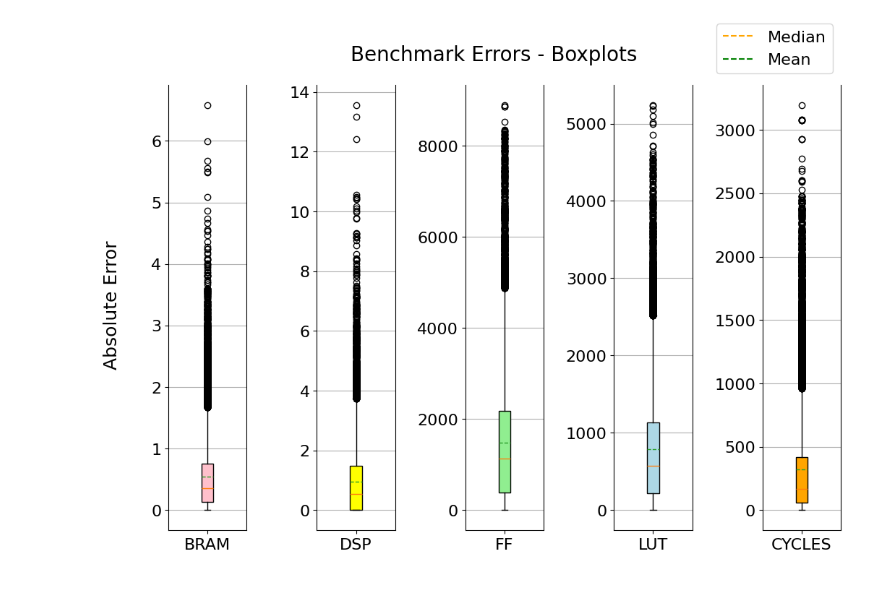
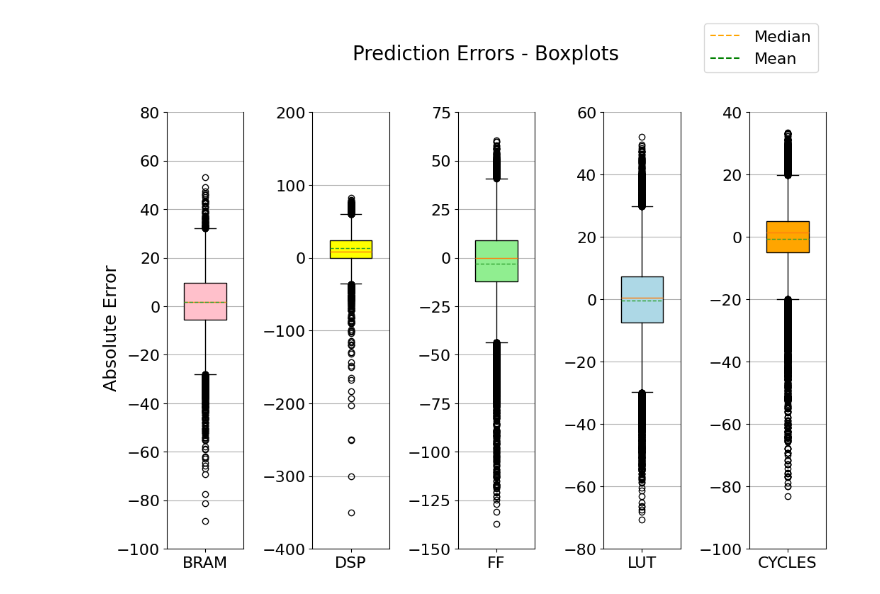
Before and after one commit to IMPETUS-UdeS/rule4ml, a Jupyter notebook: notebooks/plots.ipynb, the cells around one changed output. Cells and saved outputs as stored; diff of their text form; code cells hidden in the pictures.

Commit message:
fixed plots to match isfpga submission

```diff
--- a/notebooks/plots.ipynb
+++ b/notebooks/plots.ipynb
@@ -225,6 +223,7 @@ test_targets_df = test_df[prediction_labels].copy()
 
 wrappers = []
 abs_errors = []
+relative_percentage_errors = []
 sape_errors = []
 normed_errors = []
 for label in prediction_labels:
@@ -258,5 +257,7 @@ for label in prediction_labels:
         normed_errors.append(np.abs(normed_gn - normed_pred))
     else:
         normed_errors.append(np.abs(gn - pred))
+
+    relative_percentage_errors.append((gn - pred) / (gn + 1))
 # %% [output]
 Test Inputs: (22579, 9)
@@ -269,60 +270,82 @@ Test Inputs: (22579, 9)
 # %%
+from matplotlib.lines import Line2D
 import matplotlib.pyplot as plt
-from matplotlib.lines import Line2D
+import numpy as np
 
 plt.rcParams.update({"font.size": 16})
 
-fig, axis = plt.subplots(1, len(abs_errors), figsize=(12, 8))
+fig, axis = plt.subplots(1, len(relative_percentage_errors), figsize=(12, 8))
 axis = np.reshape(axis, -1)
 fig.subplots_adjust(hspace=0.1, wspace=0.9)
 
 iqr_weight = 1.5
 colors = ["pink", "yellow", "lightgreen", "lightblue", "#FFA500"]
 
-for i, errors in enumerate(abs_errors):
+for i, errors in enumerate(relative_percentage_errors):
     label = prediction_labels[i]
     ax = axis[i]
+
     bplot = ax.boxplot(
-        errors,
+        errors * 100,
         whis=iqr_weight,
         tick_labels=[label.upper()],
         showfliers=True,
         showmeans=True,
         meanline=True,
         vert=True,
-        patch_artist=True
+        patch_artist=True,
+        widths=0.55,
     )
 
     for j, patch in enumerate(bplot["boxes"]):
         patch.set_facecolor(colors[(i + j) % len(colors)])
 
     ax.yaxis.grid(True)
     ax.spines.top.set_visible(False)
     ax.xaxis.tick_bottom()
+    # ax.set_ylim(bottom=-0.5)
+
+    if label in ["dsp", "ff", "lut", "cycles"]:
+        original_ticks = ax.get_yticks()
+        ax.set_yticks(original_ticks)
+
+        # ax.set_yticklabels([f'{int(tick / 1000)}' for tick in original_ticks])
+        # ax.set_ylim(bottom=0)
+        # ax.text(0.5, 1.05, r"$\times 10^3$", transform=ax.transAxes,
+        # fontsize=14, va='center', ha='center')
+
+    elif label == "bram":
+        original_ticks = ax.get_yticks()
+        ax.set_yticks(original_ticks)
+
+        # ax.set_yticklabels([f'{int(tick)}' for tick in original_ticks])
+        # ax.set_ylim(bottom=0)
 
 median_line = Line2D([0], [0], color="orange", linestyle="--", linewidth=1.5, label="Median")
 mean_line = Line2D([0], [0], color="green", linestyle="--", linewidth=1.5, label="Mean")
 
 handles = [median_line, mean_line]
 labels = ["Median", "Mean"]
 
 legends = fig.legend(
     handles,
     labels,
-    bbox_to_anchor=[0.9, 1],
+    bbox_to_anchor=[0.9, 1.05],
     loc="upper right",
     ncol=len(labels) // 2,
 )
 
 ytext = fig.text(0.05, 0.5, "Absolute Error", va="center", rotation="vertical", size=18)
-suptitle = fig.suptitle("Benchmark Errors - Boxplots", fontsize=20, y=0.95)
+suptitle = fig.suptitle("Prediction Errors - Boxplots", fontsize=20, y=1)
 
-# fig.savefig(
-#     "./box_plot_benchmark.png",
-#     dpi=300,
-#     bbox_extra_artists=(legends, ytext, suptitle),
-#     bbox_inches="tight",
-# )
+# Save the figure
+fig.savefig(
+    "./box_plot_benchmark.png",
+    dpi=300,
+    bbox_extra_artists=(legends, ytext, suptitle),
+    bbox_inches="tight",
+)
+
 plt.show()
 # %% [output]
-[figure, old version]
+[figure, new version]
```
Also changed, not shown: parts of 2 cells of this notebook, 5 other files.
